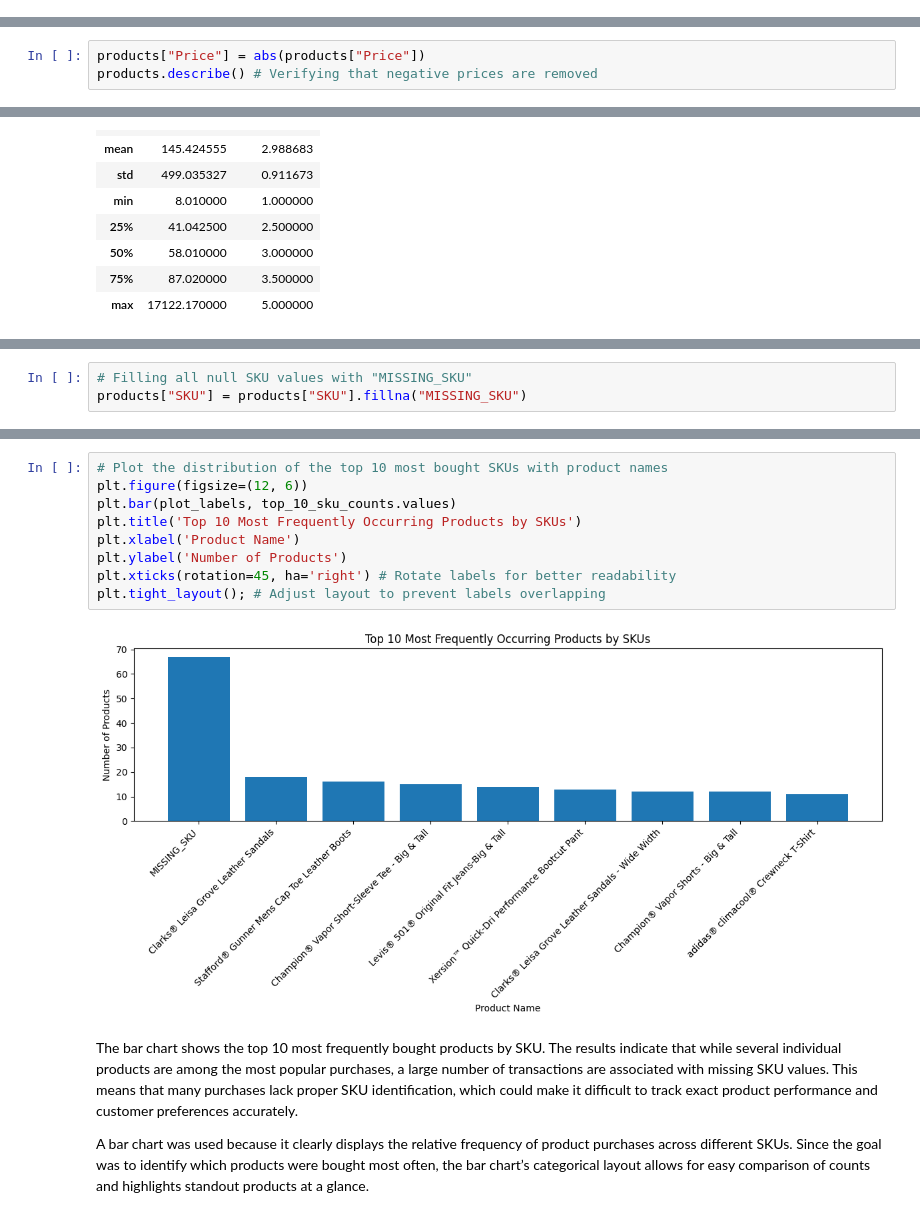
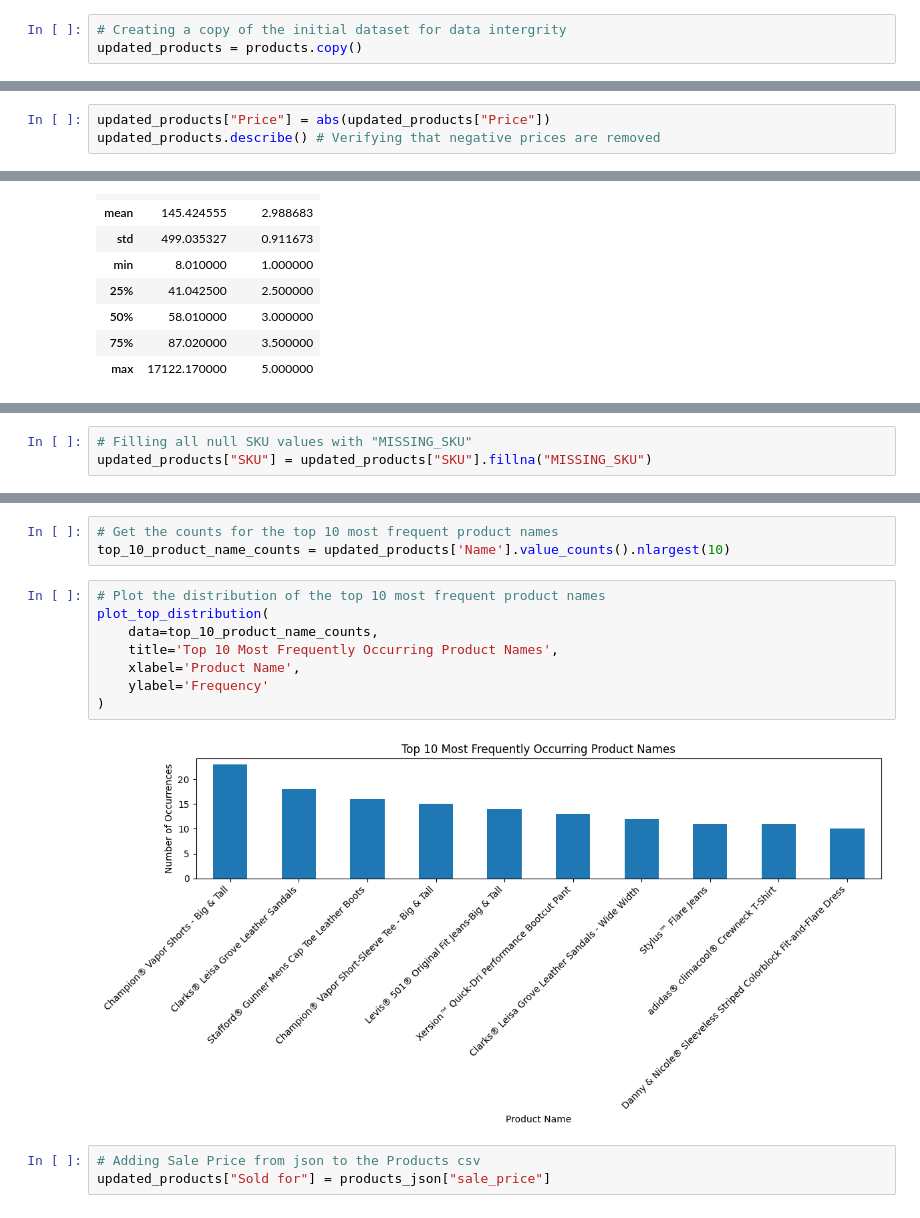
Before and after one commit to RedeemerNtumy/JCPennyConsultancyProject, a Jupyter notebook: 3549063_BD2.ipynb, the cells around one changed output, grey strips where cells are left out. Drawn from its saved outputs; the diff is of its cells as text.

Commit message:
Initial Exploration of Products

```diff
--- a/3549063_BD2.ipynb
+++ b/3549063_BD2.ipynb
@@ -64,6 +63,9 @@ products.describe()
 The dataset has some interesting features like the Name of the product, the price, and the SKU. I would have to view the rest of the data in order to understand how best I can utilize the dataset.
 
 However It's quite surprising to find a negative price. I would have to check the data a bit more to find out if there are more occurences of this.
+# %%
+# Creating a copy of the initial dataset for data intergrity
+updated_products = products.copy()
 # %% [markdown]
 ### Negative value in product price
 # %%
@@ -74,8 +76,8 @@ len(products[products["Price"]<0])
 # %% [markdown]
 There are 44 rows that have a negative price. I would correct this by finding the absolute values of the negative entries in the table
 # %%
-products["Price"] = abs(products["Price"])
-products.describe() # Verifying that negative prices are removed
+updated_products["Price"] = abs(updated_products["Price"])
+updated_products.describe() # Verifying that negative prices are removed
 # %% [output]
 |  | Price | Av_Score |
 | count | 5816.000000 | 7982.000000 |
@@ -100,6 +102,6 @@ products.isna().sum()
 dtype: int64
 # %%
 # Filling all null SKU values with "MISSING_SKU"
-products["SKU"] = products["SKU"].fillna("MISSING_SKU")
+updated_products["SKU"] = updated_products["SKU"].fillna("MISSING_SKU")
 # %%
 # Get the counts for the top 10 SKUs
@@ -114,15 +163,16 @@ plot_labels = [
+# %%
+# Get the counts for the top 10 most frequent product names
+top_10_product_name_counts = updated_products['Name'].value_counts().nlargest(10)
 # %%
-# Plot the distribution of the top 10 most bought SKUs with product names
-plt.figure(figsize=(12, 6))
-plt.bar(plot_labels, top_10_sku_counts.values)
-plt.title('Top 10 Most Frequently Occurring Products by SKUs')
-plt.xlabel('Product Name')
-plt.ylabel('Number of Products')
-plt.xticks(rotation=45, ha='right') # Rotate labels for better readability
-plt.tight_layout(); # Adjust layout to prevent labels overlapping
+# Plot the distribution of the top 10 most frequent product names
+plot_top_distribution(
+    data=top_10_product_name_counts,
+    title='Top 10 Most Frequently Occurring Product Names',
+    xlabel='Product Name',
+    ylabel='Frequency'
+)
 # %% [output]
-[figure, old version]
+[figure, new version]
-# %% [markdown]
-The bar chart shows the top 10 most frequently bought products by SKU. The results indicate that while several individual products are among the most popular purchases, a large number of transactions are associated with missing SKU values. This means that many purchases lack proper SKU identification, which could make it difficult to track exact product performance and customer preferences accurately.
-
-A bar chart was used because it clearly displays the relative frequency of product purchases across different SKUs. Since the goal was to identify which products were bought most often, the bar chart’s categorical layout allows for easy comparison of counts and highlights standout products at a glance.
+# %%
+# Adding Sale Price from json to the Products csv
+updated_products["Sold for"] = products_json["sale_price"]
```
Also changed, not shown: parts of 19 cells of this notebook.
